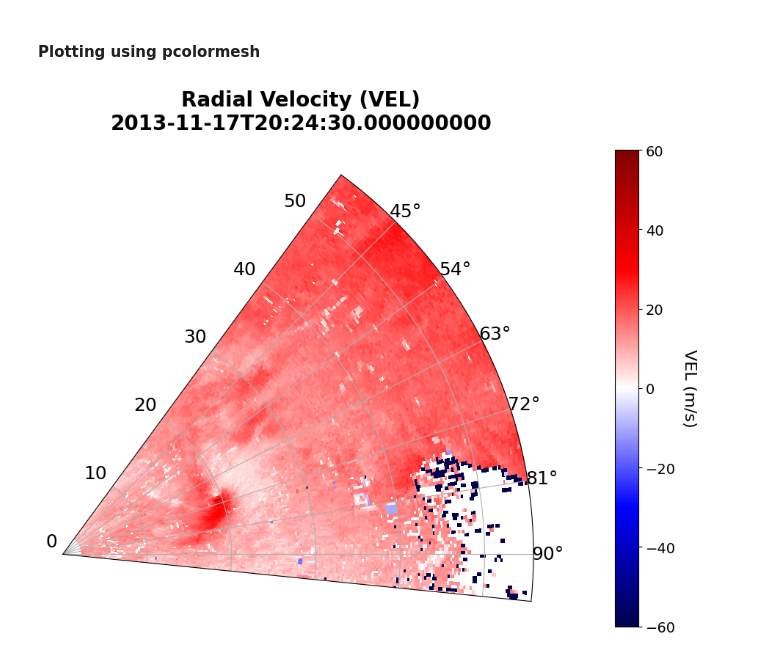
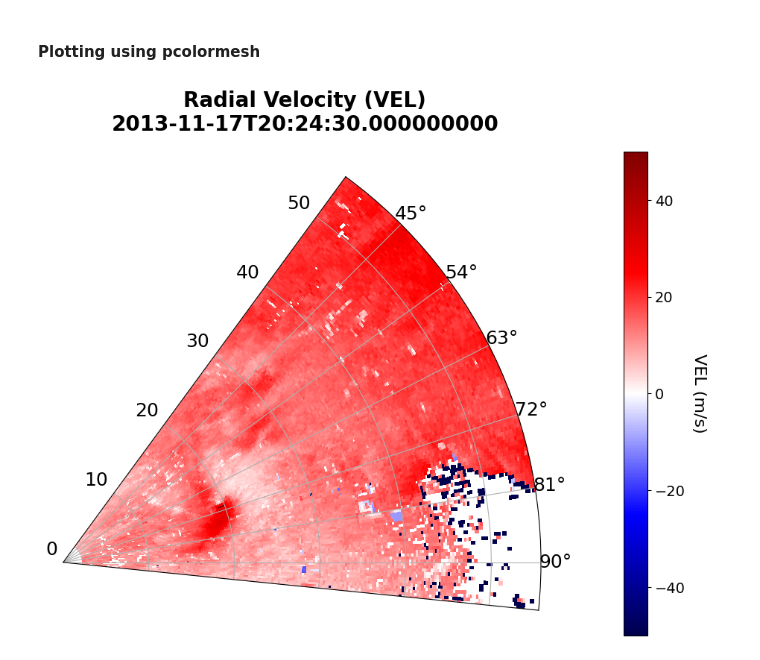
Before and after one commit to UW-MLGEO/2026MLGeo-CloudsTeam, a Jupyter notebook: tornet_data_load.ipynb, the cells around one changed output. Saved outputs shown, nothing was run; the diff lists cells and outputs as text; code cells hidden in the pictures.

Commit message:
updated a comments in plotting and updated file for case with hook ehcho

```diff
--- a/tornet_data_load.ipynb
+++ b/tornet_data_load.ipynb
@@ -230,7 +230,7 @@ AZ, R = np.meshgrid(az, r)
 # Plot
 mesh = ax.pcolormesh(AZ, R, dbz.values.T,
                      cmap='seismic', # jet for DBZ, siesmic for VEL
-                     vmin=-60, vmax=60, # -10, 65 for DBZ, -60, 60 for VEL
+                     vmin=-50, vmax=50, # -10, 65 for DBZ, -50, 50 for VEL
                      shading='auto')
 
 # Configure polar plot - limit to actual sweep range
@@ -244,31 +244,31 @@ az_max = np.deg2rad(ds['azimuth'].values.max())
 ax.set_thetamin(np.rad2deg(az_min))
 ax.set_thetamax(np.rad2deg(az_max))
 
 # 🔹 Increase axis tick label sizes
 ax.tick_params(axis='both', labelsize=18)
 
 # 🔹 Optional: radial label size (km labels)
 ax.set_rlabel_position(225)
 for label in ax.get_yticklabels():
     label.set_fontsize(18)
 
 # Add colorbar
 cbar = plt.colorbar(mesh, ax=ax, pad=0.1, fraction=0.046)
 
 # 🔹 Colorbar label + ticks
 cbar.set_label(
     'VEL (m/s)',
     fontsize=16,
     rotation=270,
     labelpad=20
 )
 cbar.ax.tick_params(labelsize=14)
 
 # Add title
 ax.set_title('Radial Velocity (VEL)\n' + str(ds['time'].values[-1]),
              pad=20, fontsize=20, fontweight='bold')
 
 plt.tight_layout()
 plt.show()
 # %% [output]
-[figure, old version]
+[figure, new version]
```
